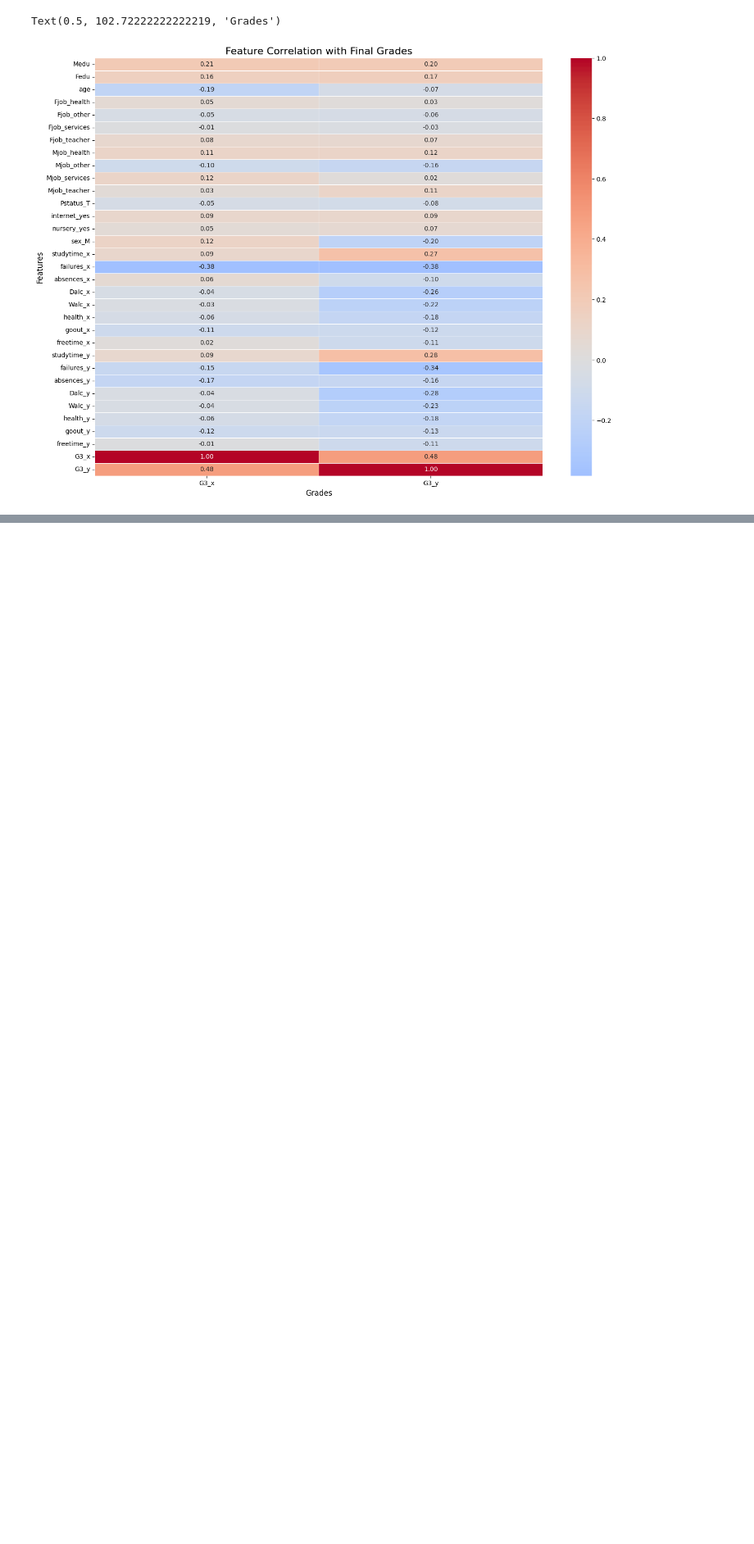
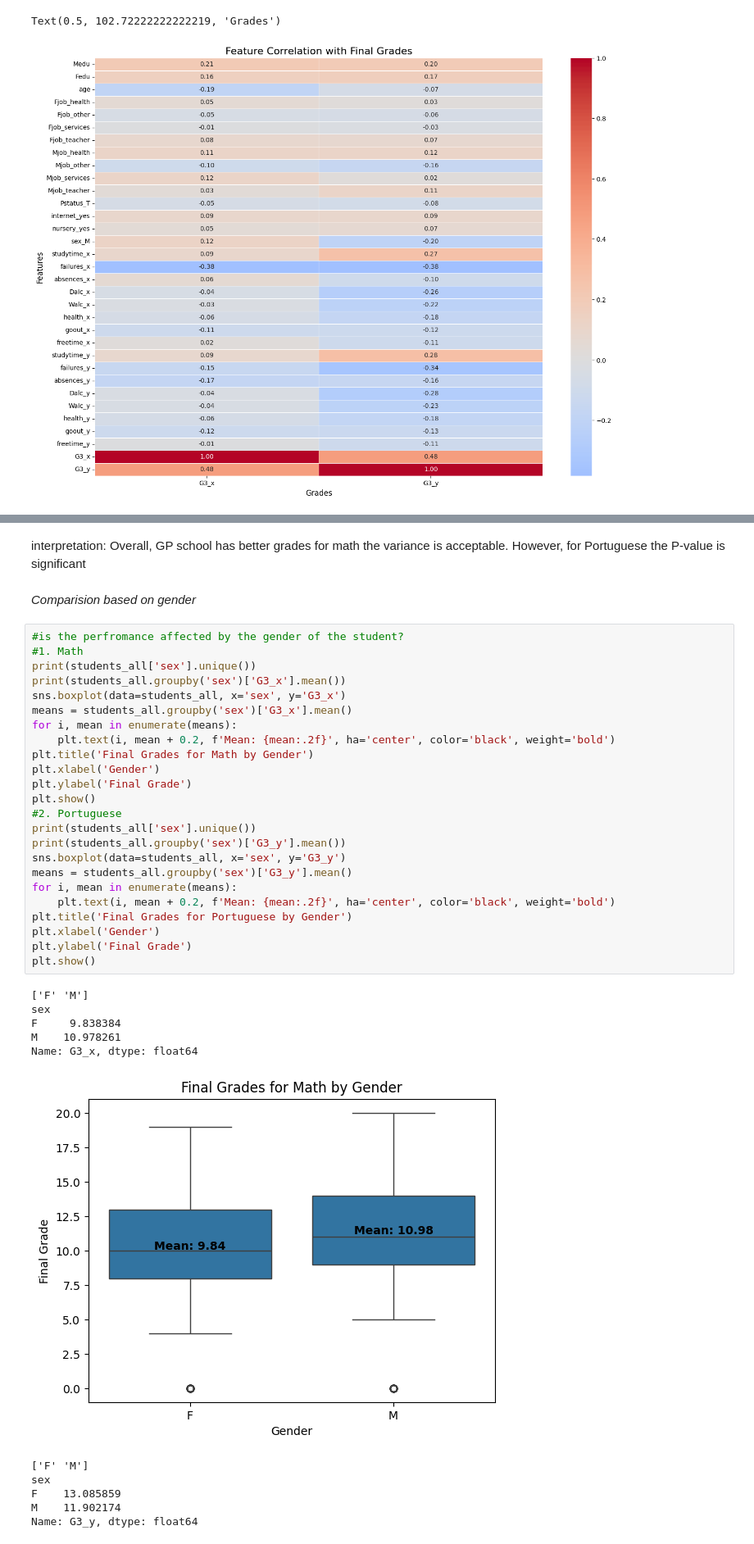
Before and after one commit to marias-25/Project, a Jupyter notebook: Data/EDA.ipynb, the cells around one changed output, grey strips where cells are left out. Shown at 82% size. Cells and saved outputs as stored; diff of their text form; blank space fills up the shorter version.

```diff
--- a/Data/EDA.ipynb
+++ b/Data/EDA.ipynb
@@ -323,0 +376,42 @@ Text(0.5, 102.72222222222219, 'Grades')
+# %% [markdown]
+interpretation: Overall, GP school has better grades
+for math the variance is acceptable.
+However, for Portuguese the P-value is significant
+# %% [markdown]
+*Comparision based on gender*
+# %%
+#is the perfromance affected by the gender of the student?
+#1. Math
+print(students_all['sex'].unique())
+print(students_all.groupby('sex')['G3_x'].mean())
+sns.boxplot(data=students_all, x='sex', y='G3_x')
+means = students_all.groupby('sex')['G3_x'].mean()
+for i, mean in enumerate(means):
+    plt.text(i, mean + 0.2, f'Mean: {mean:.2f}', ha='center', color='black', weight='bold')
+plt.title('Final Grades for Math by Gender')
+plt.xlabel('Gender')
+plt.ylabel('Final Grade')
+plt.show()
+#2. Portuguese
+print(students_all['sex'].unique())
+print(students_all.groupby('sex')['G3_y'].mean())
+sns.boxplot(data=students_all, x='sex', y='G3_y')
+means = students_all.groupby('sex')['G3_y'].mean()
+for i, mean in enumerate(means):
+    plt.text(i, mean + 0.2, f'Mean: {mean:.2f}', ha='center', color='black', weight='bold')
+plt.title('Final Grades for Portuguese by Gender')
+plt.xlabel('Gender')
+plt.ylabel('Final Grade')
+plt.show()
+# %% [output]
+['F' 'M']
+sex
+F     9.838384
+M    10.978261
+Name: G3_x, dtype: float64
+[figure, added]
+['F' 'M']
+sex
+F    13.085859
+M    11.902174
+Name: G3_y, dtype: float64
```
Also changed, not shown: parts of 20 cells of this notebook.
